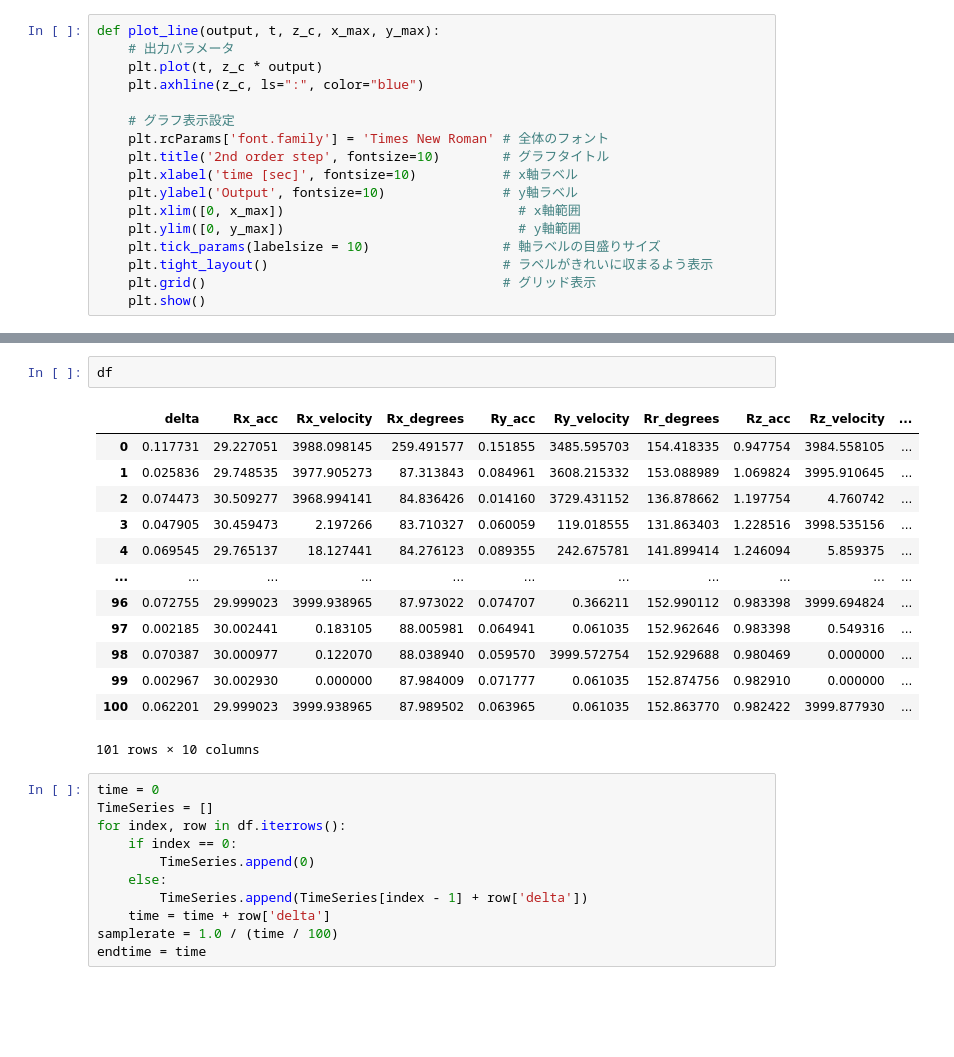
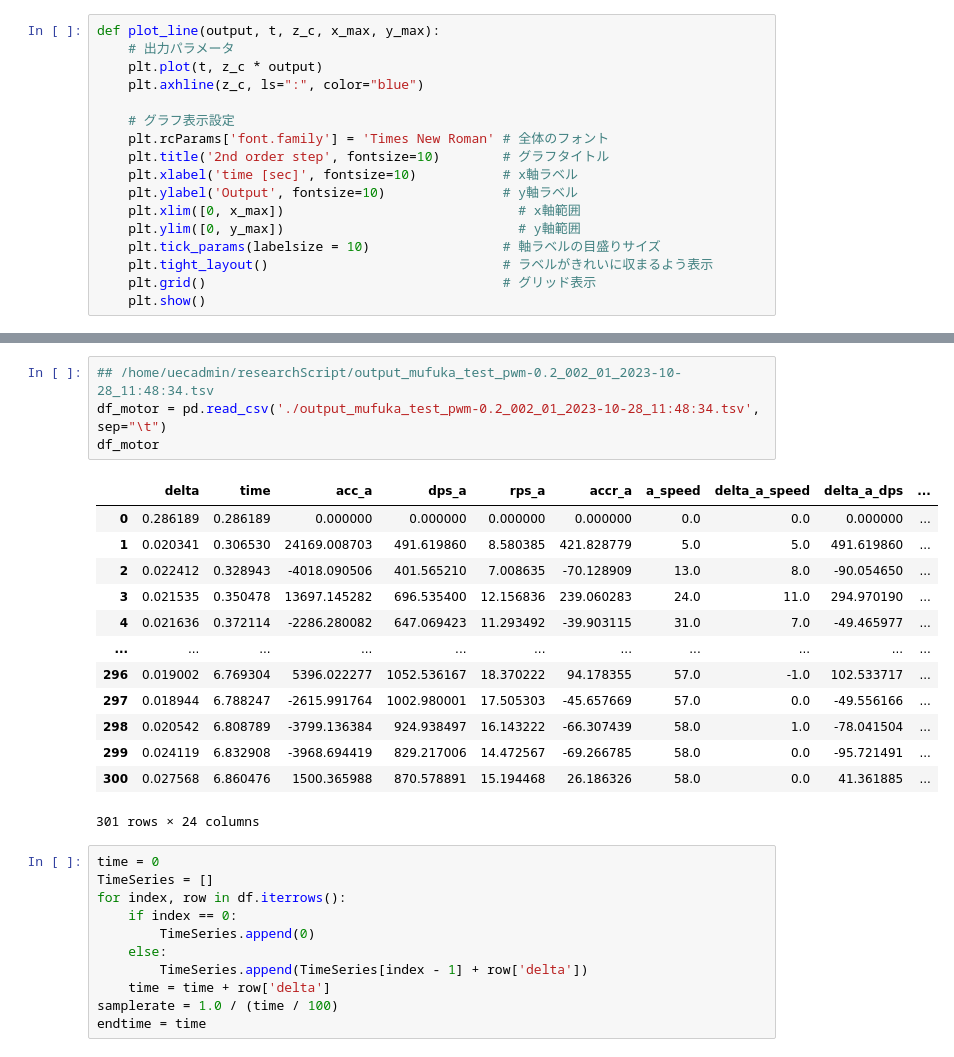
Before and after one commit to nekonabesan/researchScript, a Jupyter notebook: Untitled1.ipynb, the cells around one changed output, grey strips where cells are left out. Saved outputs shown, nothing was run; the diff lists cells and outputs as text; blank space fills up the shorter version.

```diff
--- a/Untitled1.ipynb
+++ b/Untitled1.ipynb
@@ -106,22 +108,24 @@ df.plot(y='Rr_degrees')
 [drawing not drawn]
 [drawing not drawn]
 [drawing not drawn]
-# %%
-df
-# %% [output]
-|  | delta | Rx_acc | Rx_velocity | Rx_degrees | Ry_acc | Ry_velocity | Rr_degrees | Rz_acc | Rz_velocity | ... |
-| 0 | 0.117731 | 29.227051 | 3988.098145 | 259.491577 | 0.151855 | 3485.595703 | 154.418335 | 0.947754 | 3984.558105 | ... |
-| 1 | 0.025836 | 29.748535 | 3977.905273 | 87.313843 | 0.084961 | 3608.215332 | 153.088989 | 1.069824 | 3995.910645 | ... |
-| 2 | 0.074473 | 30.509277 | 3968.994141 | 84.836426 | 0.014160 | 3729.431152 | 136.878662 | 1.197754 | 4.760742 | ... |
-| 3 | 0.047905 | 30.459473 | 2.197266 | 83.710327 | 0.060059 | 119.018555 | 131.863403 | 1.228516 | 3998.535156 | ... |
-| 4 | 0.069545 | 29.765137 | 18.127441 | 84.276123 | 0.089355 | 242.675781 | 141.899414 | 1.246094 | 5.859375 | ... |
-| ... | ... | ... | ... | ... | ... | ... | ... | ... | ... | ... |
-| 96 | 0.072755 | 29.999023 | 3999.938965 | 87.973022 | 0.074707 | 0.366211 | 152.990112 | 0.983398 | 3999.694824 | ... |
-| 97 | 0.002185 | 30.002441 | 0.183105 | 88.005981 | 0.064941 | 0.061035 | 152.962646 | 0.983398 | 0.549316 | ... |
-| 98 | 0.070387 | 30.000977 | 0.122070 | 88.038940 | 0.059570 | 3999.572754 | 152.929688 | 0.980469 | 0.000000 | ... |
-| 99 | 0.002967 | 30.002930 | 0.000000 | 87.984009 | 0.071777 | 0.061035 | 152.874756 | 0.982910 | 0.000000 | ... |
-| 100 | 0.062201 | 29.999023 | 3999.938965 | 87.989502 | 0.063965 | 0.061035 | 152.863770 | 0.982422 | 3999.877930 | ... |
-101 rows × 10 columns
+# %%
+## /home/uecadmin/researchScript/output_mufuka_test_pwm-0.2_002_01_2023-10-28_11:48:34.tsv
+df_motor = pd.read_csv('./output_mufuka_test_pwm-0.2_002_01_2023-10-28_11:48:34.tsv', sep="\t")
+df_motor
+# %% [output]
+|  | delta | time | acc_a | dps_a | rps_a | accr_a | a_speed | delta_a_speed | delta_a_dps | ... |
+| 0 | 0.286189 | 0.286189 | 0.000000 | 0.000000 | 0.000000 | 0.000000 | 0.0 | 0.0 | 0.000000 | ... |
+| 1 | 0.020341 | 0.306530 | 24169.008703 | 491.619860 | 8.580385 | 421.828779 | 5.0 | 5.0 | 491.619860 | ... |
+| 2 | 0.022412 | 0.328943 | -4018.090506 | 401.565210 | 7.008635 | -70.128909 | 13.0 | 8.0 | -90.054650 | ... |
+| 3 | 0.021535 | 0.350478 | 13697.145282 | 696.535400 | 12.156836 | 239.060283 | 24.0 | 11.0 | 294.970190 | ... |
+| 4 | 0.021636 | 0.372114 | -2286.280082 | 647.069423 | 11.293492 | -39.903115 | 31.0 | 7.0 | -49.465977 | ... |
+| ... | ... | ... | ... | ... | ... | ... | ... | ... | ... | ... |
+| 296 | 0.019002 | 6.769304 | 5396.022277 | 1052.536167 | 18.370222 | 94.178355 | 57.0 | -1.0 | 102.533717 | ... |
+| 297 | 0.018944 | 6.788247 | -2615.991764 | 1002.980001 | 17.505303 | -45.657669 | 57.0 | 0.0 | -49.556166 | ... |
+| 298 | 0.020542 | 6.808789 | -3799.136384 | 924.938497 | 16.143222 | -66.307439 | 58.0 | 1.0 | -78.041504 | ... |
+| 299 | 0.024119 | 6.832908 | -3968.694419 | 829.217006 | 14.472567 | -69.266785 | 58.0 | 0.0 | -95.721491 | ... |
+| 300 | 0.027568 | 6.860476 | 1500.365988 | 870.578891 | 15.194468 | 26.186326 | 58.0 | 0.0 | 41.361885 | ... |
+301 rows × 24 columns
 # %%
 time = 0
 TimeSeries = []
```
Also changed, not shown: parts of 8 cells of this notebook, 16 other files.
